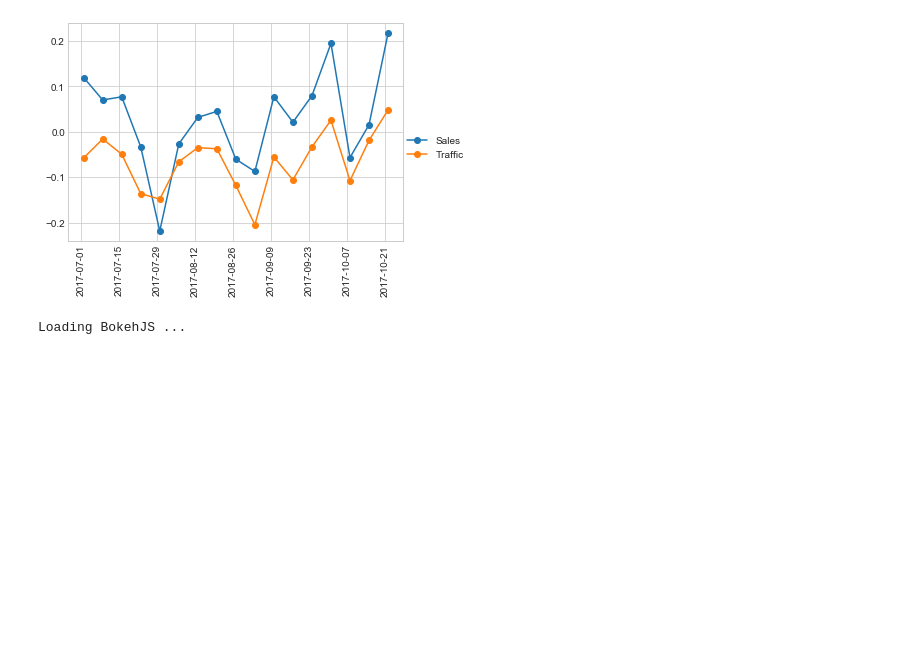
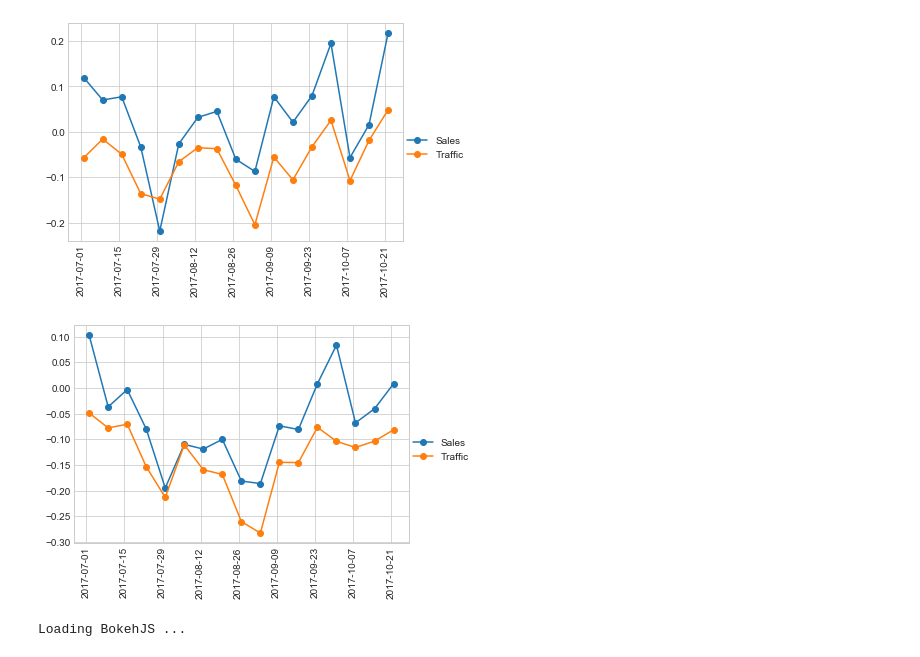
Before and after one commit to royGap/Okay-Bokeh, a Jupyter notebook: nine_charts_1.ipynb, the cells around one changed output. Cells and saved outputs as stored; diff of their text form; code cells hidden in the pictures; blank space fills up the shorter version.

Commit message:
add national data

```diff
--- a/nine_charts_1.ipynb
+++ b/nine_charts_1.ipynb
@@ -10,3 +10,15 @@ plt.style.use('seaborn-whitegrid')
 data = pd.read_csv('/Users/jxue/Desktop/jun/wknd_sales/tickets/workbench_output/nine_charts_data_2017_10_22.csv')
 # %%
 data['weekend_date'] = pd.to_datetime(data['weekend_date'])
+# %%
+national = data[['period', 'weekend_date', 'cw_reported_sales', 'py_actual_sales', 'cw_traffic', 'py_traffic']].groupby(['period', 'weekend_date']).sum().reset_index()
+# %%
+national['sales_growth'] = (national['cw_reported_sales'] - national['py_actual_sales']) / national['py_actual_sales']
+national['traffic_growth'] = (national['cw_traffic'] - national['py_traffic']) / national['py_traffic']
+national['region_order'] = 0
+national['regioncode'] = 100
+# %%
+data = data[['region_order', 'regioncode', 'period', 'weekend_date', 'cw_reported_sales', 'py_actual_sales', 'sales_growth', 'cw_traffic', 'py_traffic', 'traffic_growth']]
+national = national[['region_order', 'regioncode', 'period', 'weekend_date', 'cw_reported_sales', 'py_actual_sales', 'sales_growth', 'cw_traffic', 'py_traffic', 'traffic_growth']]
+# %%
+data = data.append(national)
@@ -18,6 +39,14 @@ plt.xticks(rotation=90, size = 10)
 plt.show()
 # %% [output]
 [figure]
+# %%
+plt.plot(data[data['regioncode'] == 100]['weekend_date'], data[data['regioncode'] == 100]['sales_growth'], marker = 'o', label = 'Sales')
+plt.plot(data[data['regioncode'] == 100]['weekend_date'], data[data['regioncode'] == 100]['traffic_growth'], marker = 'o', label = 'Traffic')
+plt.legend(prop={'size': 10}, bbox_to_anchor=(1, 0.5), loc='upper left', borderaxespad=0.,)
+plt.xticks(rotation=90, size = 10)
+plt.show()
+# %% [output]
+[figure, added]
 # %%
 from bokeh.io import output_notebook, output_file, show, gridplot
 from bokeh.plotting import figure
```
Also changed, not shown: parts of 1 cell of this notebook.
